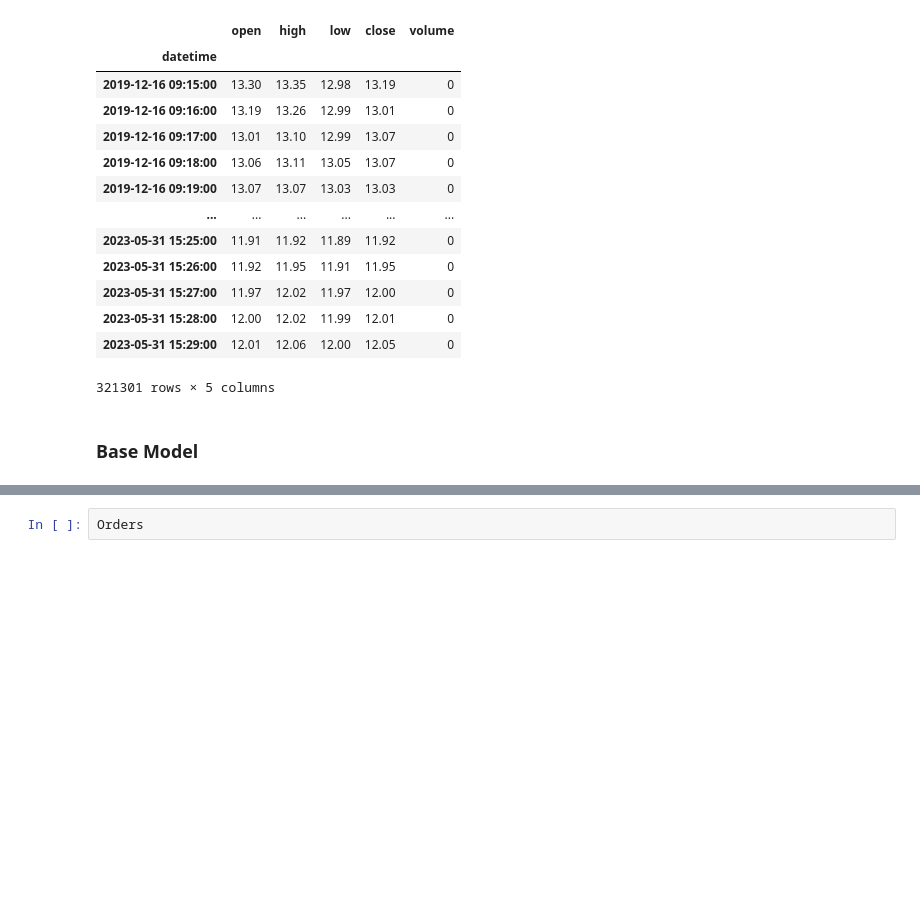
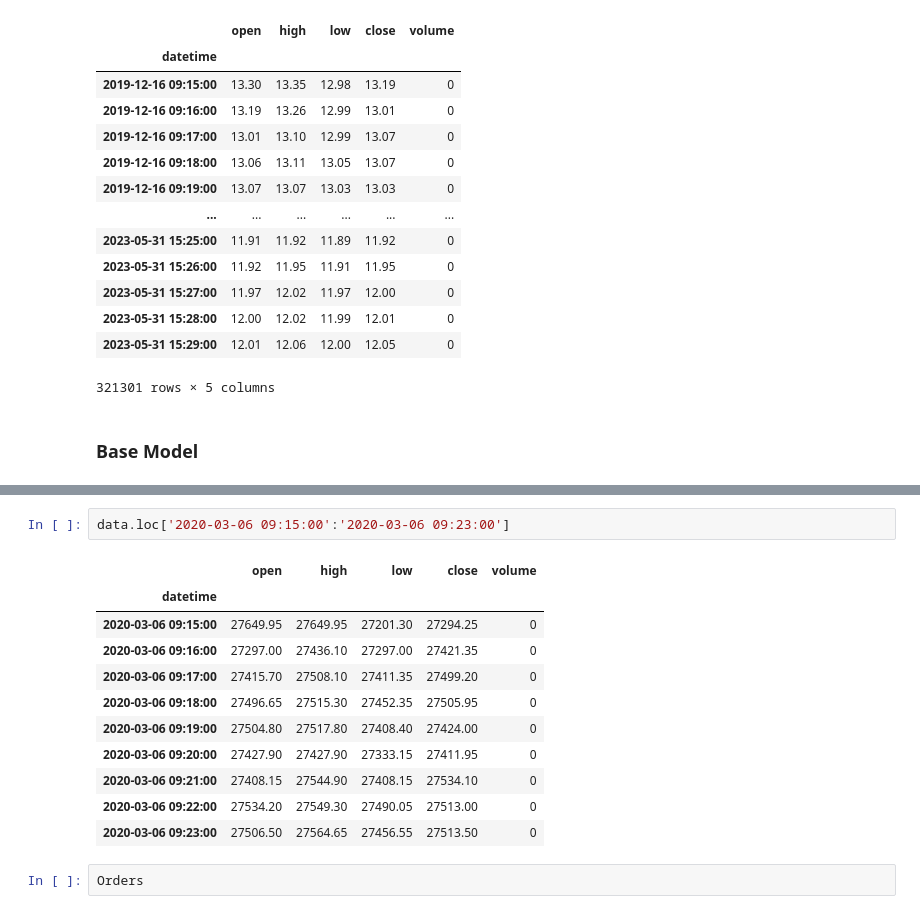
Before and after one commit to AlphaNumeriq-Sourav/IronCondor, a Jupyter notebook: IronCondor.ipynb, the cells around one changed output, grey strips where cells are left out. Cells and saved outputs as stored; diff of their text form; blank space fills up the shorter version.

```diff
--- a/IronCondor.ipynb
+++ b/IronCondor.ipynb
@@ -1159,3 +1161,17 @@ Closed Buy CE Contract : BANKNIFTY2920012MAR20CE at Price 10.7 .Closed Buy PE Co
+# %%
+data.loc['2020-03-06 09:15:00':'2020-03-06 09:23:00']
+# %% [output]
+|  | open | high | low | close | volume |
+| datetime |  |  |  |  |  |
+| 2020-03-06 09:15:00 | 27649.95 | 27649.95 | 27201.30 | 27294.25 | 0 |
+| 2020-03-06 09:16:00 | 27297.00 | 27436.10 | 27297.00 | 27421.35 | 0 |
+| 2020-03-06 09:17:00 | 27415.70 | 27508.10 | 27411.35 | 27499.20 | 0 |
+| 2020-03-06 09:18:00 | 27496.65 | 27515.30 | 27452.35 | 27505.95 | 0 |
+| 2020-03-06 09:19:00 | 27504.80 | 27517.80 | 27408.40 | 27424.00 | 0 |
+| 2020-03-06 09:20:00 | 27427.90 | 27427.90 | 27333.15 | 27411.95 | 0 |
+| 2020-03-06 09:21:00 | 27408.15 | 27544.90 | 27408.15 | 27534.10 | 0 |
+| 2020-03-06 09:22:00 | 27534.20 | 27549.30 | 27490.05 | 27513.00 | 0 |
+| 2020-03-06 09:23:00 | 27506.50 | 27564.65 | 27456.55 | 27513.50 | 0 |
 # %%
 Orders
 # %% [output]
```
Also changed, not shown: parts of 4 cells of this notebook, 10 other files.
